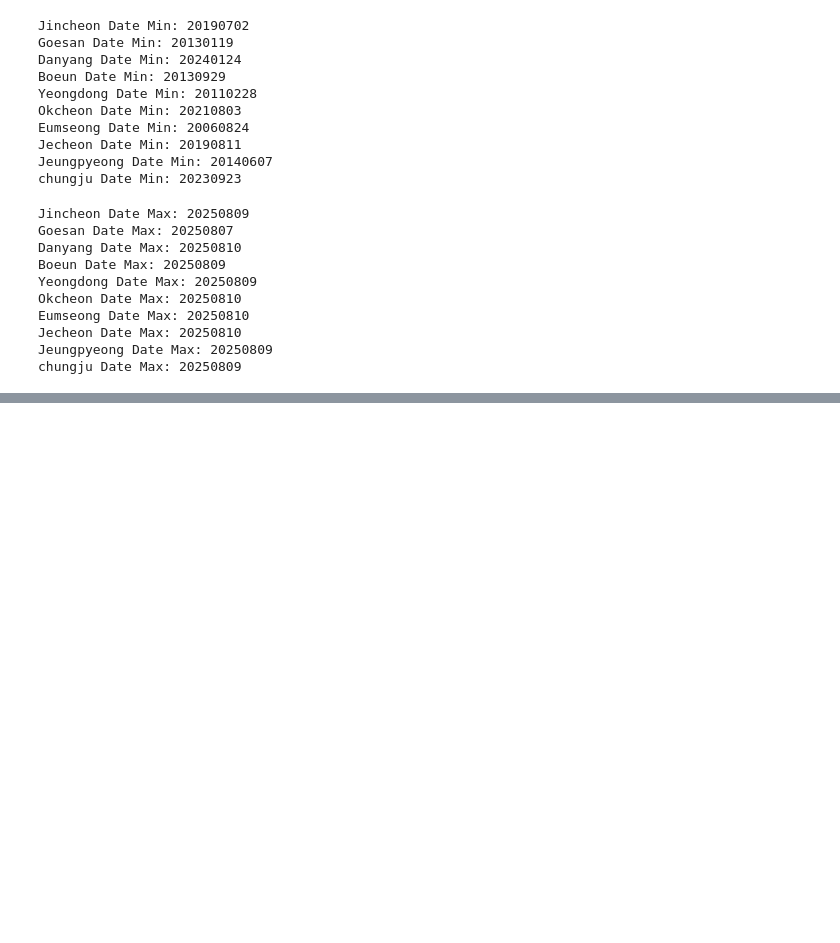
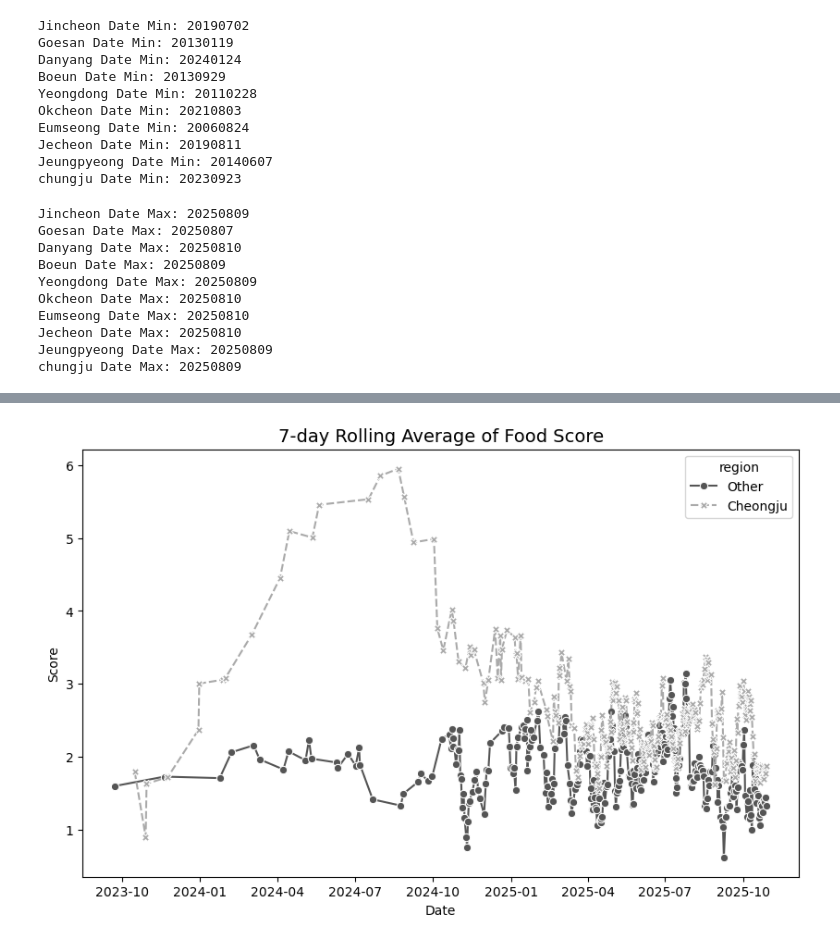
Before and after one commit to K-ple/Learn, a Jupyter notebook: University/Research/answer.ipynb, the cells around one changed output, grey strips where cells are left out. Cells and saved outputs as stored; diff of their text form; code cells hidden in the pictures; blank space fills up the shorter version.

```diff
--- a/University/Research/answer.ipynb
+++ b/University/Research/answer.ipynb
@@ -185,0 +300,11 @@ chungju Date Max: 20250809
+# %%
+plt.figure(figsize=(10,6))
+sns.lineplot(data=df_time, x="date", y="rolling_food", hue="region",
+             style="region", markers=True, dashes=True, palette="gray")
+
+plt.title("7-day Rolling Average of Food Score", fontsize=14)
+plt.ylabel("Score")
+plt.xlabel("Date")
+plt.show()
+# %% [output]
+[figure, added]
```
Also changed, not shown: parts of 11 cells of this notebook, 5 other files.
